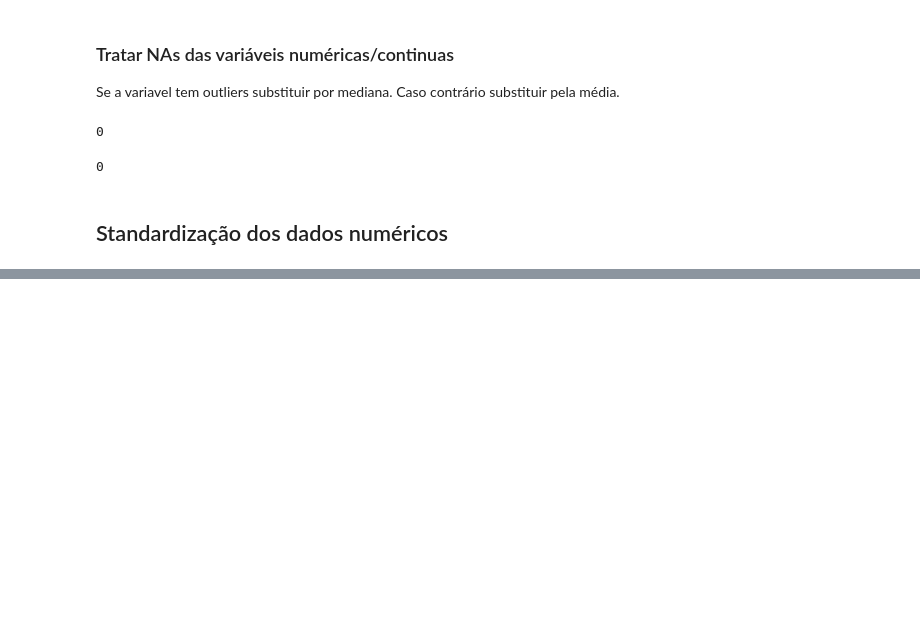
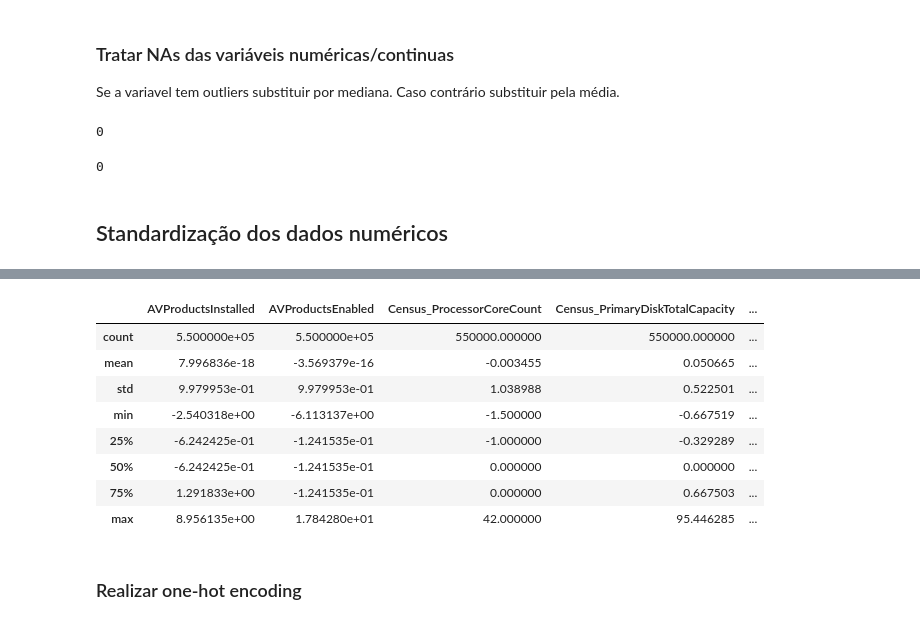
Before and after one commit to josepferreira/AA2, a Jupyter notebook: Notebooks/TratamentoDados.ipynb, the cells around one changed output, grey strips where cells are left out. Saved outputs shown, nothing was run; the diff lists cells and outputs as text; code cells hidden in the pictures; blank space fills up the shorter version.

Commit message:
Inicio do one-hot encoding das variáveis com 2 valores diferentes

```diff
--- a/Notebooks/TratamentoDados.ipynb
+++ b/Notebooks/TratamentoDados.ipynb
@@ -1,7 +1,7 @@
 # %%
 import pandas as pd
 # %%
-ms = pd.read_csv('../sample_train.csv', low_memory=False)
+ms = pd.read_csv('../../sample_train.csv', low_memory=False)
 # %% [markdown]
 ### Variáveis eliminados por excesso de NAs
 # %%
@@ -196,7 +196,6 @@ ms = ms.drop(columns = ['MachineIdentifier',
  'Census_ProcessorClass',
  'CountryIdentifier',
  'CityIdentifier',
- 'OrganizationIdentifier',
  'GeoNameIdentifier',
  'LocaleEnglishNameIdentifier',
  'AVProductStatesIdentifier',
@@ -467,6 +465,13 @@ Se a variavel tem outliers substituir por mediana. Caso contrário substituir pe
 subNum = treino[numericos].median()
 subNum['Census_InternalBatteryNumberOfCharges'] = treino['Census_InternalBatteryNumberOfCharges'].mean()
 subNum['AVProductsInstalled'] = treino['AVProductsInstalled'].mean()
+subNum['AVProductsEnabled'] = treino['AVProductsEnabled'].mean()
+q1 = treino[numericos].quantile(0.25)
+q3 = treino[numericos].quantile(0.75)
+divisao = q3 - q1
+divisao['Census_InternalBatteryNumberOfCharges'] = treino['Census_InternalBatteryNumberOfCharges'].std()
+divisao['AVProductsInstalled'] = treino['AVProductsInstalled'].std()
+divisao['AVProductsEnabled'] = treino['AVProductsEnabled'].std()
 for coluna in numericos:
     if(ms[coluna].isna().sum() > 0):
         ms[coluna].fillna(subNum[coluna],inplace=True)
@@ -484,0 +501,15 @@ for coluna in numericos:
+# %%
+treinoStd = ( treino[numericos] - subNum ) / divisao
+treinoStd.describe()
+# %% [output]
+|  | AVProductsInstalled | AVProductsEnabled | Census_ProcessorCoreCount | Census_PrimaryDiskTotalCapacity | ... |
+| count | 5.500000e+05 | 5.500000e+05 | 550000.000000 | 550000.000000 | ... |
+| mean | 7.996836e-18 | -3.569379e-16 | -0.003455 | 0.050665 | ... |
+| std | 9.979953e-01 | 9.979953e-01 | 1.038988 | 0.522501 | ... |
+| min | -2.540318e+00 | -6.113137e+00 | -1.500000 | -0.667519 | ... |
+| 25% | -6.242425e-01 | -1.241535e-01 | -1.000000 | -0.329289 | ... |
+| 50% | -6.242425e-01 | -1.241535e-01 | 0.000000 | 0.000000 | ... |
+| 75% | 1.291833e+00 | -1.241535e-01 | 0.000000 | 0.667503 | ... |
+| max | 8.956135e+00 | 1.784280e+01 | 42.000000 | 95.446285 | ... |
+# %% [markdown]
+### Realizar one-hot encoding
```
Also changed, not shown: parts of 14 cells of this notebook, 1 other file.
